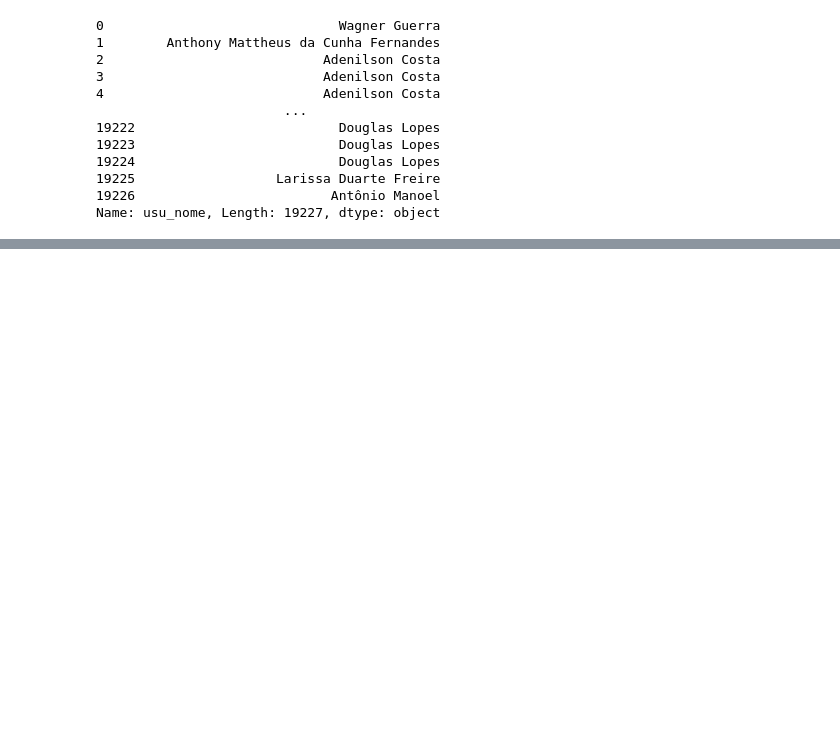
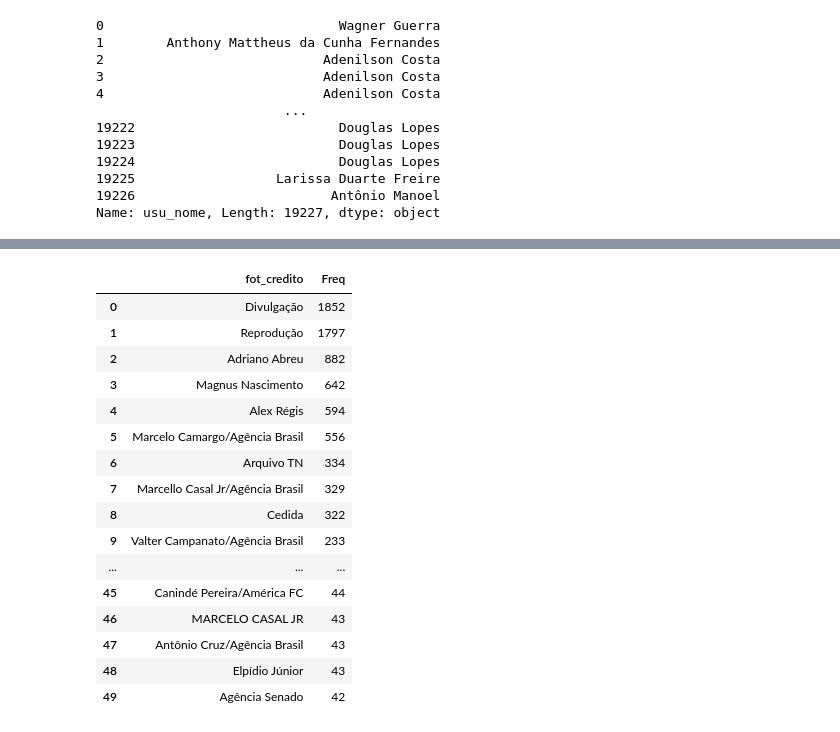
Before and after one commit to alisson002/Dashboard-TN, a Jupyter notebook: graficosPython.ipynb, the cells around one changed output, grey strips where cells are left out. Drawn from its saved outputs; the diff is of its cells as text; code cells hidden in the pictures; blank space fills up the shorter version.

Commit message:
dados organizados de acordo com a frequencia em ordem decrescentee noticias do online e impresso

```diff
--- a/graficosPython.ipynb
+++ b/graficosPython.ipynb
@@ -365,0 +416,24 @@ cannot load library 'libcairo.so.2': error 0x7e.  Additionally, ctypes.util.find
+# %%
+fotografos = df_noticias.copy()['fot_credito'].value_counts().reset_index()
+
+fotografos.columns = ['fot_credito', 'Freq']
+
+fotografos[:50]
+# %% [output]
+|  | fot_credito | Freq |
+| 0 | Divulgação | 1852 |
+| 1 | Reprodução | 1797 |
+| 2 | Adriano Abreu | 882 |
+| 3 | Magnus Nascimento | 642 |
+| 4 | Alex Régis | 594 |
+| 5 | Marcelo Camargo/Agência Brasil | 556 |
+| 6 | Arquivo TN | 334 |
+| 7 | Marcello Casal Jr/Agência Brasil | 329 |
+| 8 | Cedida | 322 |
+| 9 | Valter Campanato/Agência Brasil | 233 |
+| ... | ... | ... |
+| 45 | Canindé Pereira/América FC | 44 |
+| 46 | MARCELO CASAL JR | 43 |
+| 47 | Antônio Cruz/Agência Brasil | 43 |
+| 48 | Elpídio Júnior | 43 |
+| 49 | Agência Senado | 42 |
```
Also changed, not shown: parts of 3 cells of this notebook, 3 other files.
